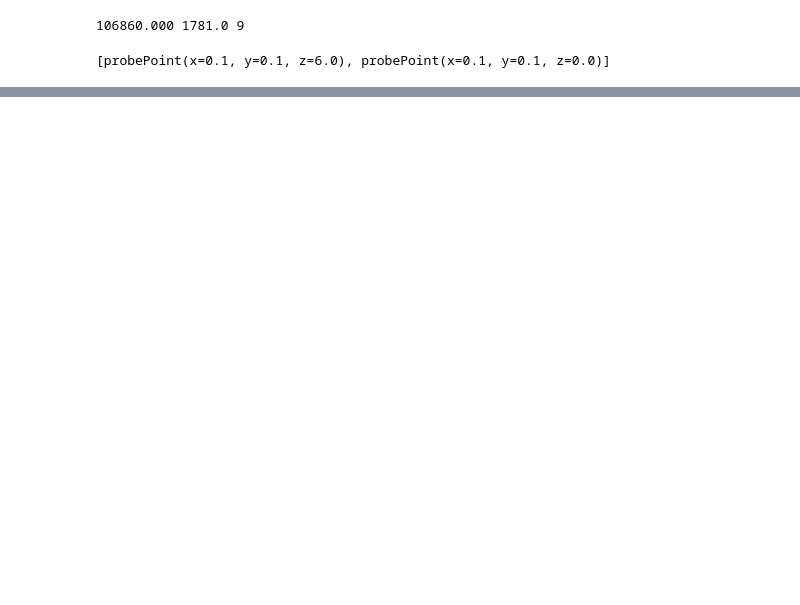
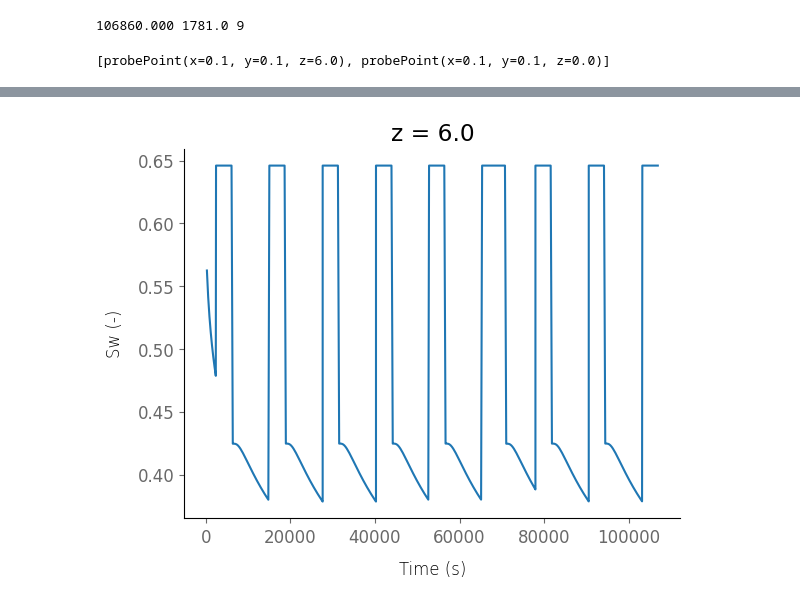
Before and after one commit to edsaac/ReactiveBiomass, a Jupyter notebook: experiments/BenMoshe_2020/dry_and_flood.ipynb, the cells around one changed output, grey strips where cells are left out. Cells and saved outputs as stored; diff of their text form; code cells hidden in the pictures; blank space fills up the shorter version.

```diff
--- a/experiments/BenMoshe_2020/dry_and_flood.ipynb
+++ b/experiments/BenMoshe_2020/dry_and_flood.ipynb
@@ -173,0 +176,3 @@ of.plot_field_over_time(field, pcolormesh_kwargs)
+# %%
+sw = of.read_field_all_times("Sw")
+porosity = of.read_field_all_times("porosity")
@@ -173,0 +199,8 @@ of.plot_field_over_time(field, pcolormesh_kwargs)
+# %%
+fig, ax = plt.subplots()
+sw.sel(z=6.00).plot.line(x="t", ax=ax)
+ax.set_xlabel("Time (s)")
+ax.set_ylabel("Sw (-)")
+plt.show()
+# %% [output]
+[figure, added]
```
Also changed, not shown: parts of 8 cells of this notebook, 43 other files.
